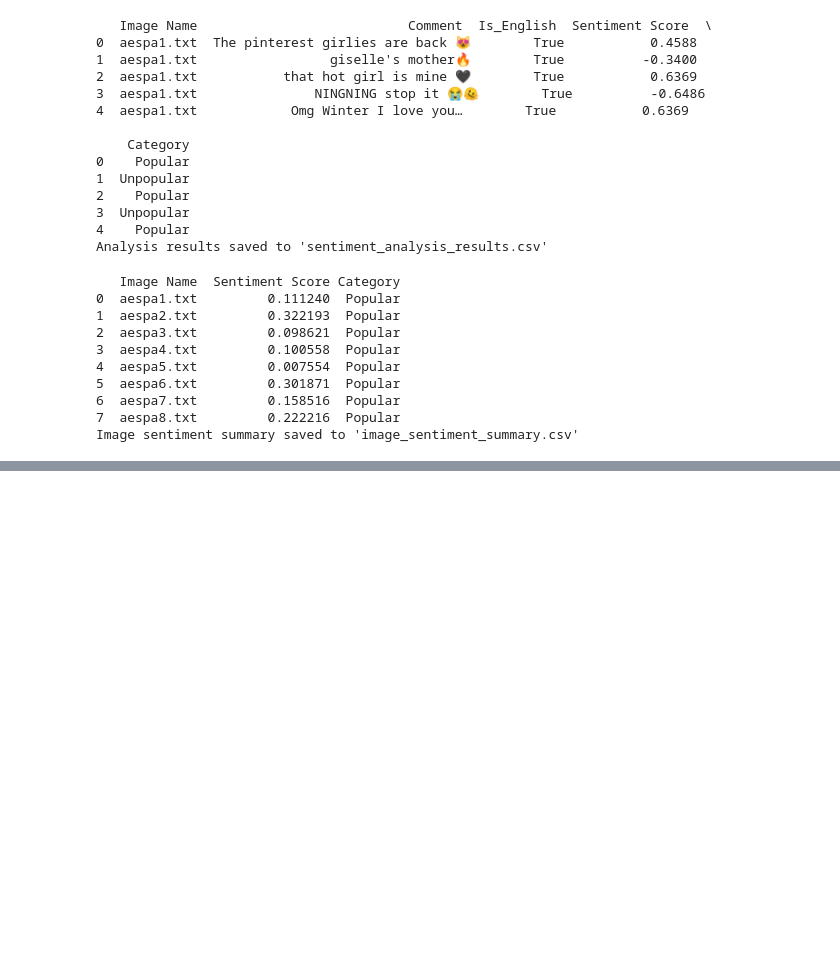
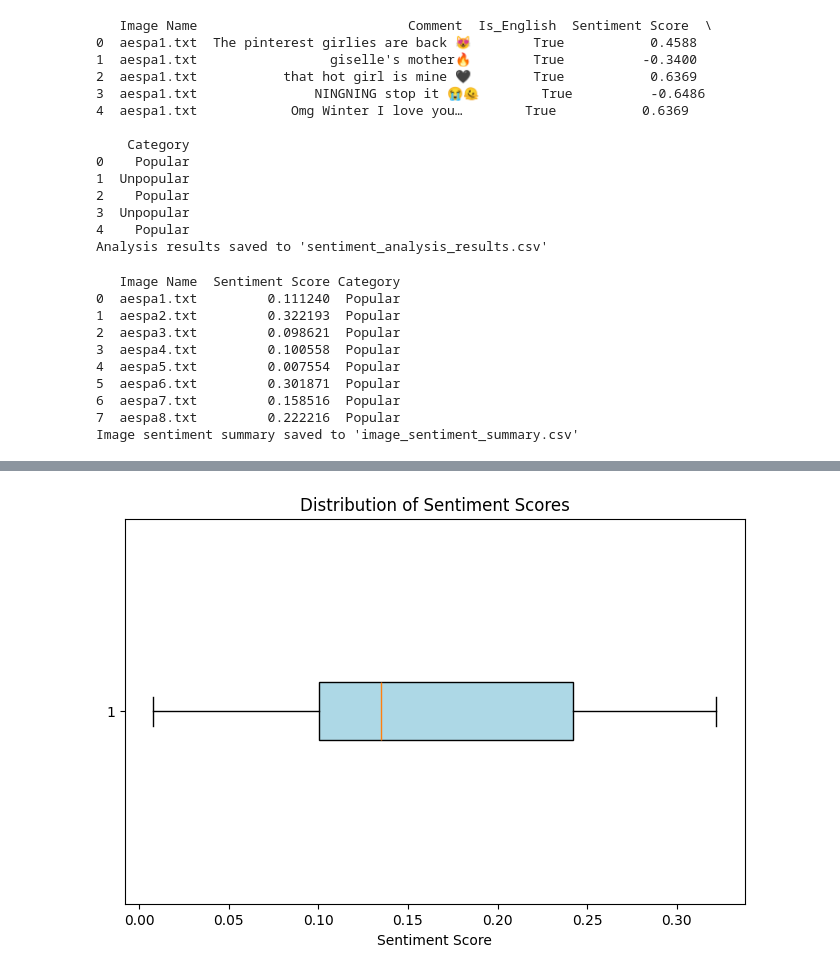
Before and after one commit to DanGaRa215/-b1, a Jupyter notebook: コメント分析main.ipynb, the cells around one changed output, grey strips where cells are left out. Cells and saved outputs as stored; diff of their text form; code cells hidden in the pictures; blank space fills up the shorter version.

```diff
--- a/コメント分析main.ipynb
+++ b/コメント分析main.ipynb
@@ -301,0 +292,8 @@ plt.show()
+# %%
+plt.figure(figsize=(8, 5))
+plt.boxplot(scores, vert=False, patch_artist=True, boxprops=dict(facecolor='lightblue'))
+plt.xlabel('Sentiment Score')
+plt.title('Distribution of Sentiment Scores')
+plt.show()
+# %% [output]
+[figure, added]
```
Also changed, not shown: parts of 4 cells of this notebook.
